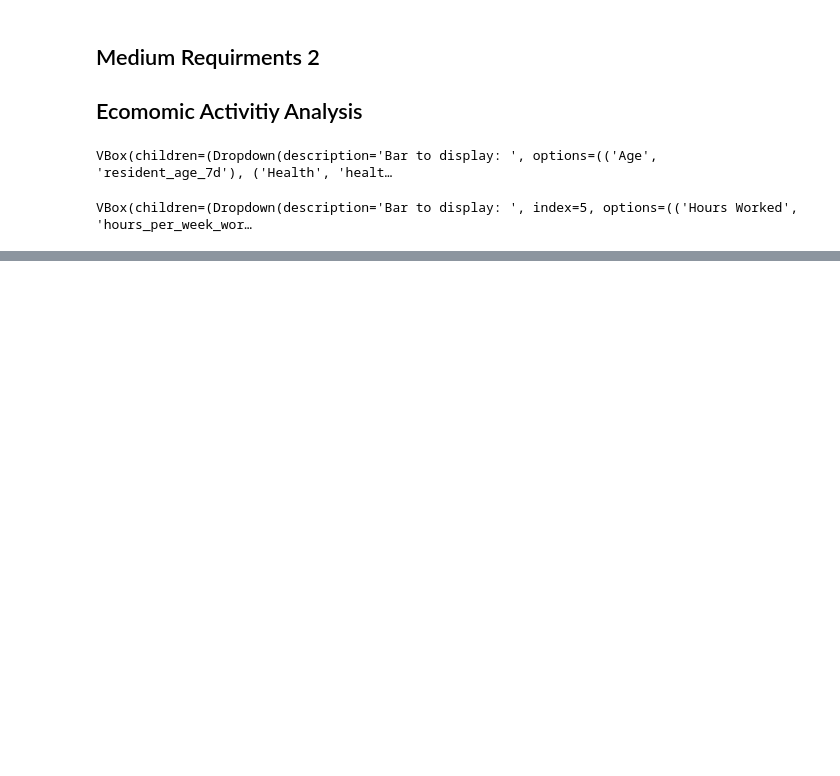
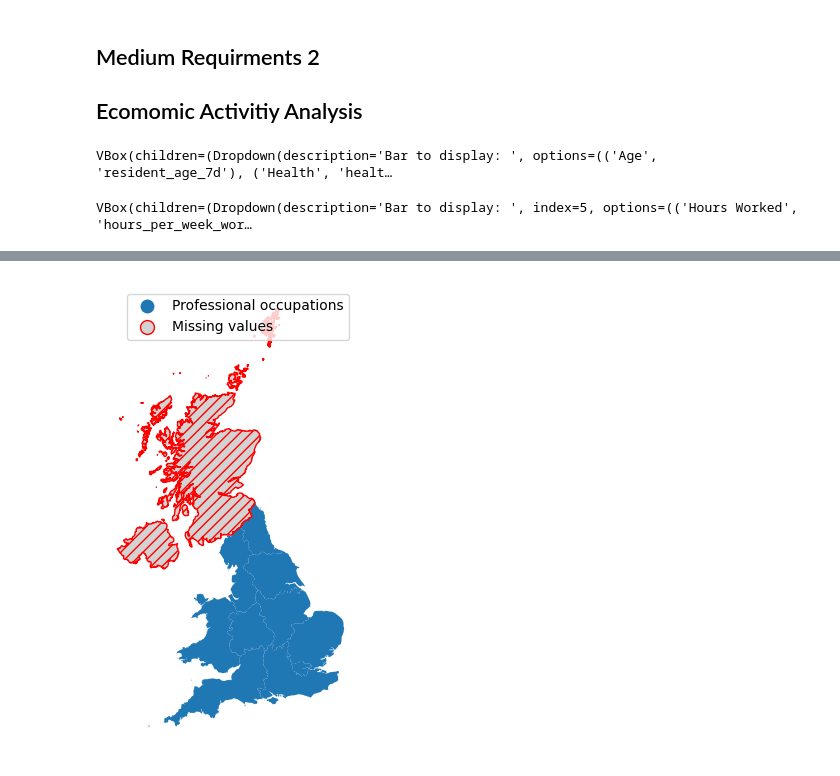
Before and after one commit to het106/Python-p2, a Jupyter notebook: notebooks/census2021.ipynb, the cells around one changed output, grey strips where cells are left out. Cells and saved outputs as stored; diff of their text form; code cells hidden in the pictures; blank space fills up the shorter version.

```diff
--- a/notebooks/census2021.ipynb
+++ b/notebooks/census2021.ipynb
@@ -807,0 +468,7 @@ interactive(children=(Dropdown(description='Health Status:', options=(np.int64(1
+# %%
+# Make a table of occupation per region
+df['stat'] = df['occupation_10a'].map(labels.occupation_labels)
+table = pd.crosstab(df["region"], df["stat"])
+# Get rid of does not apply so we get interesting results
+table = table.drop(columns=["Does not apply"])
+table
@@ -807,0 +488,4 @@ interactive(children=(Dropdown(description='Health Status:', options=(np.int64(1
+# %%
+max_stats = table.idxmax(axis=1)
+map = map.join(max_stats.rename("max_stat"), on="region")
+map
@@ -807,0 +506,16 @@ interactive(children=(Dropdown(description='Health Status:', options=(np.int64(1
+# %%
+ax = map.plot(
+    figsize=(10,6),
+    column="max_stat",
+    legend=True,
+    missing_kwds={
+        "color": "lightgrey",
+        "edgecolor": "red",
+        "hatch": "///",
+        "label": "Missing values",
+    },
+    )
+
+ax.set_axis_off()
+# %% [output]
+[figure, added]
```
Also changed, not shown: parts of 29 cells of this notebook.
